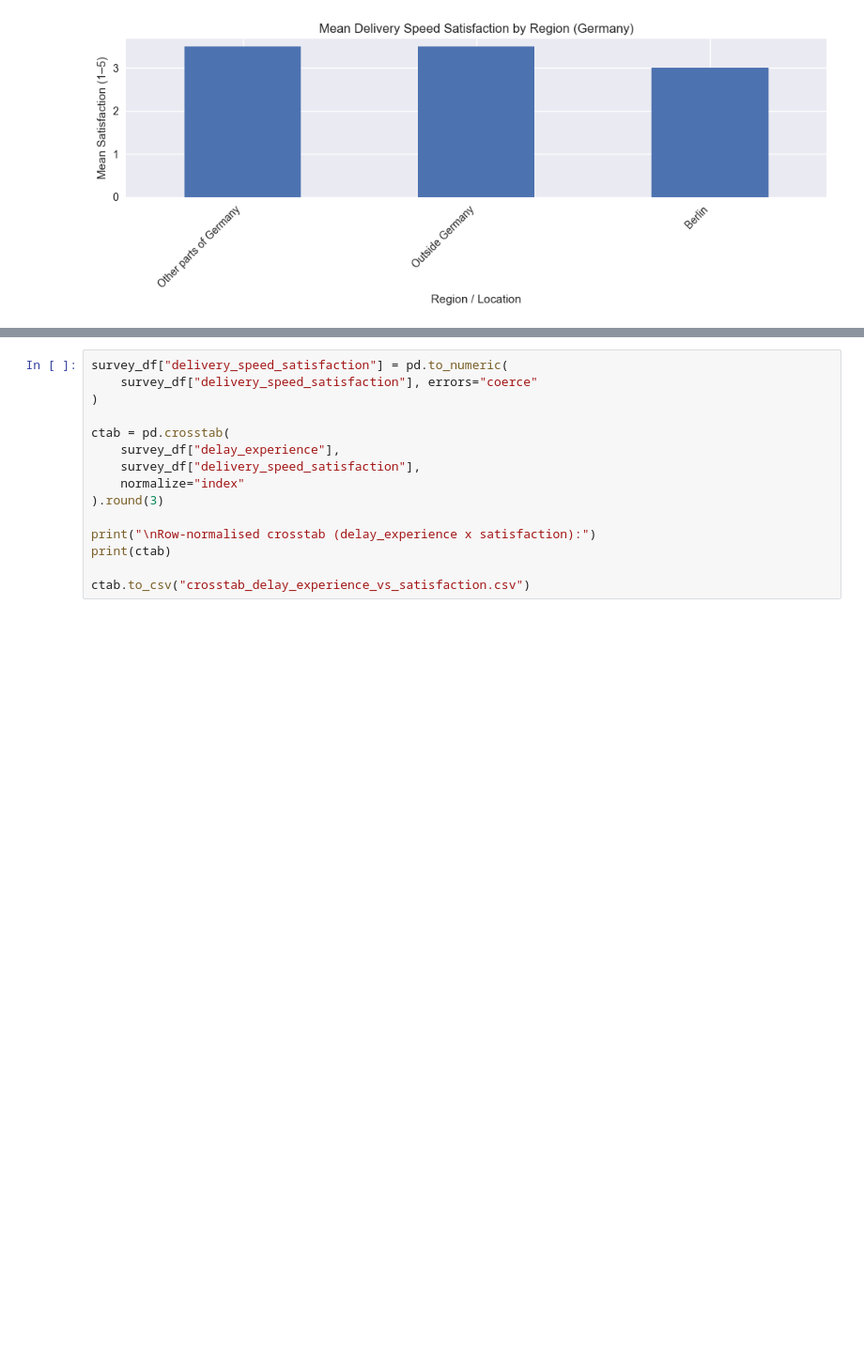
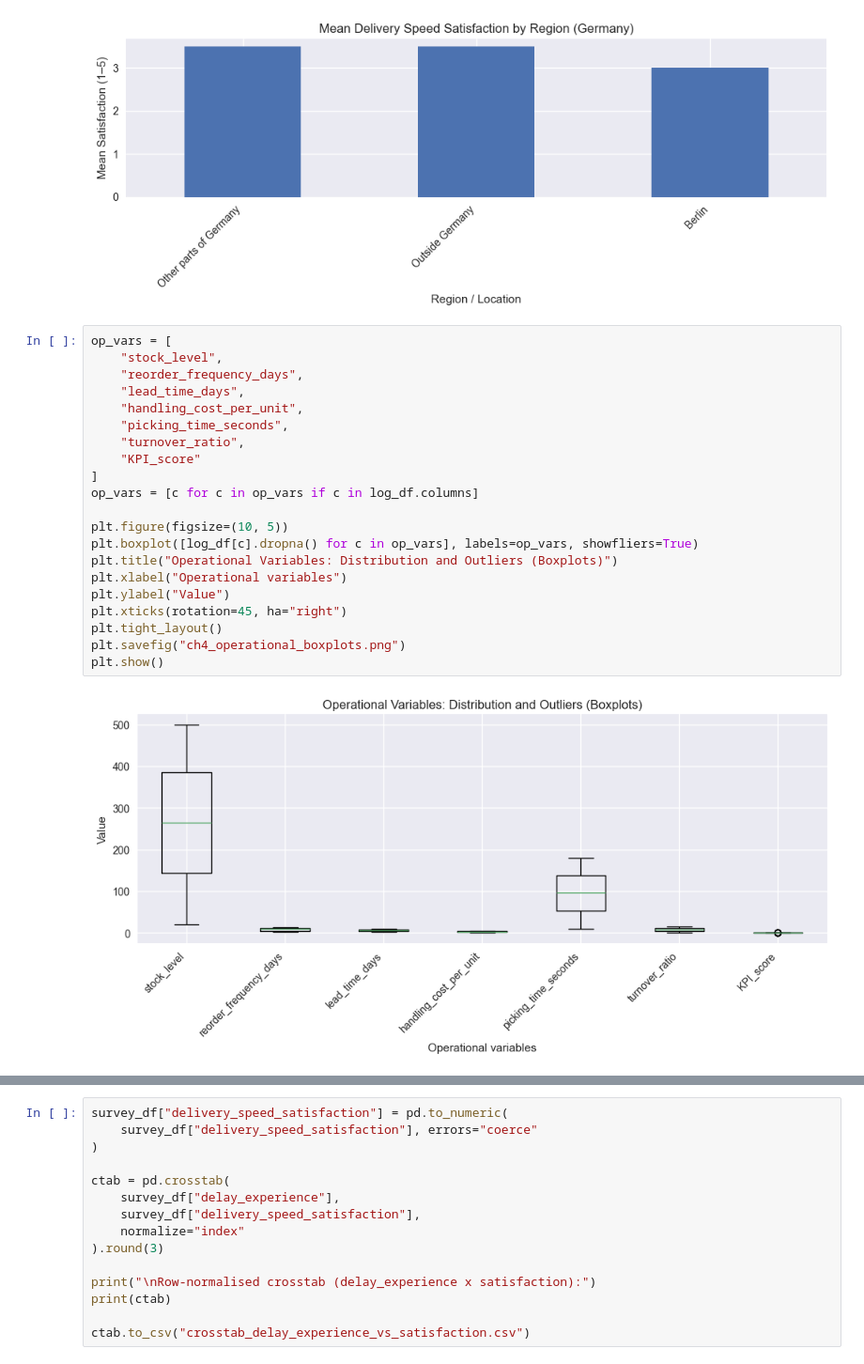
Before and after one commit to vbarbas03/Dissertation-, a Jupyter notebook: dissertation.ipynb, the cells around one changed output, grey strips where cells are left out. Shown at 94% size. Cells and saved outputs as stored; diff of their text form; blank space fills up the shorter version.

```diff
--- a/dissertation.ipynb
+++ b/dissertation.ipynb
@@ -626,3 +626,26 @@ Outside Germany           3.5
 Berlin                    3.0
 Name: delivery_speed_satisfaction, dtype: float64
 [figure]
+# %%
+op_vars = [
+    "stock_level",
+    "reorder_frequency_days",
+    "lead_time_days",
+    "handling_cost_per_unit",
+    "picking_time_seconds",
+    "turnover_ratio",
+    "KPI_score"
+]
+op_vars = [c for c in op_vars if c in log_df.columns]
+
+plt.figure(figsize=(10, 5))
+plt.boxplot([log_df[c].dropna() for c in op_vars], labels=op_vars, showfliers=True)
+plt.title("Operational Variables: Distribution and Outliers (Boxplots)")
+plt.xlabel("Operational variables")
+plt.ylabel("Value")
+plt.xticks(rotation=45, ha="right")
+plt.tight_layout()
+plt.savefig("ch4_operational_boxplots.png")
+plt.show()
+# %% [output]
+[figure, added]
```
Also changed, not shown: parts of 7 cells of this notebook.
